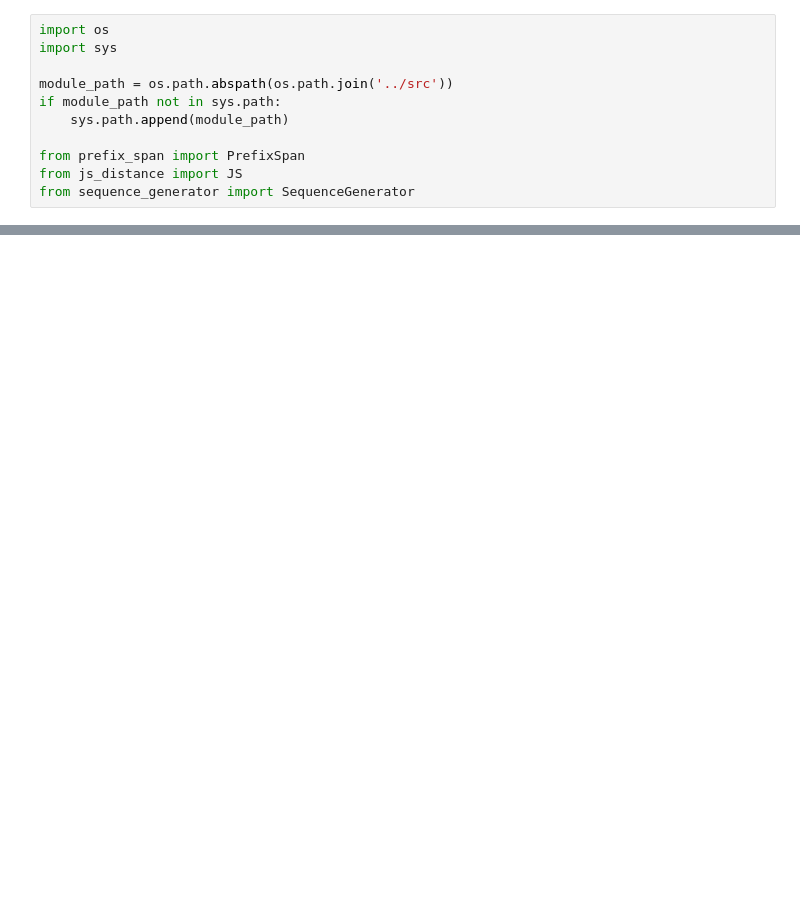
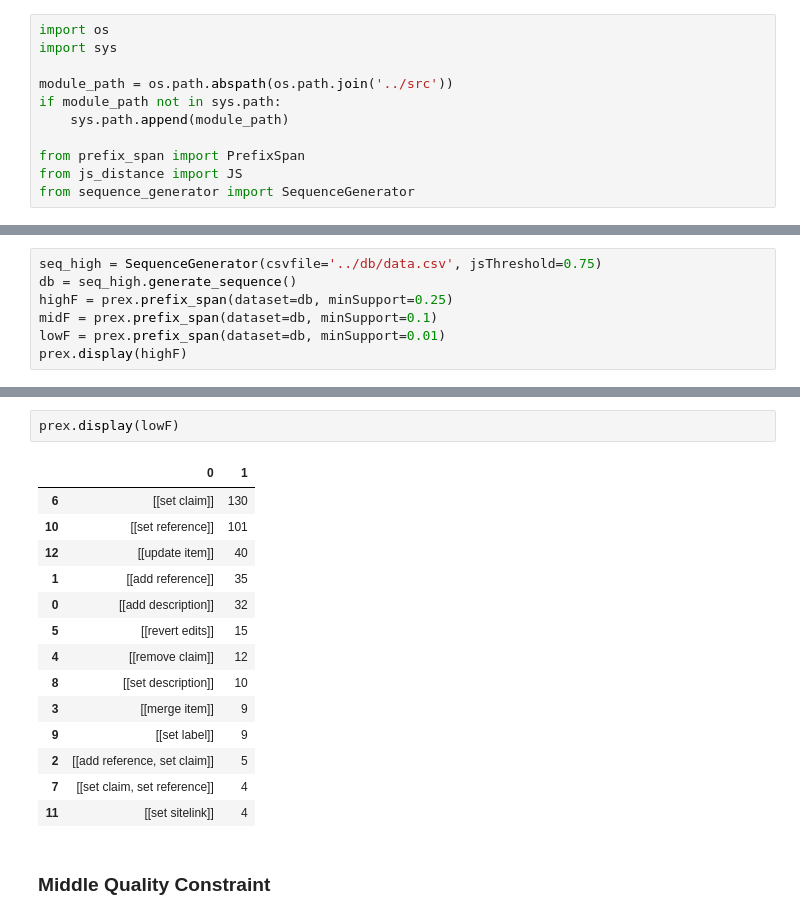
Before and after one commit to felihong/wikidata-sequence-analysis, a Jupyter notebook: doc/doc.ipynb, the cells around one changed output, grey strips where cells are left out. Cells and saved outputs as stored; diff of their text form; blank space fills up the shorter version.

```diff
--- a/doc/doc.ipynb
+++ b/doc/doc.ipynb
@@ -91,0 +121,7 @@ print(result_df)
+# %%
+seq_high = SequenceGenerator(csvfile='../db/data.csv', jsThreshold=0.75)
+db = seq_high.generate_sequence()
+highF = prex.prefix_span(dataset=db, minSupport=0.25)
+midF = prex.prefix_span(dataset=db, minSupport=0.1)
+lowF = prex.prefix_span(dataset=db, minSupport=0.01)
+prex.display(highF)
@@ -91,0 +139,19 @@ print(result_df)
+# %%
+prex.display(lowF)
+# %% [output]
+|  | 0 | 1 |
+| 6 | [[set claim]] | 130 |
+| 10 | [[set reference]] | 101 |
+| 12 | [[update item]] | 40 |
+| 1 | [[add reference]] | 35 |
+| 0 | [[add description]] | 32 |
+| 5 | [[revert edits]] | 15 |
+| 4 | [[remove claim]] | 12 |
+| 8 | [[set description]] | 10 |
+| 3 | [[merge item]] | 9 |
+| 9 | [[set label]] | 9 |
+| 2 | [[add reference, set claim]] | 5 |
+| 7 | [[set claim, set reference]] | 4 |
+| 11 | [[set sitelink]] | 4 |
+# %% [markdown]
+### Middle Quality Constraint
```
Also changed, not shown: parts of 22 cells of this notebook, 1 other file.
